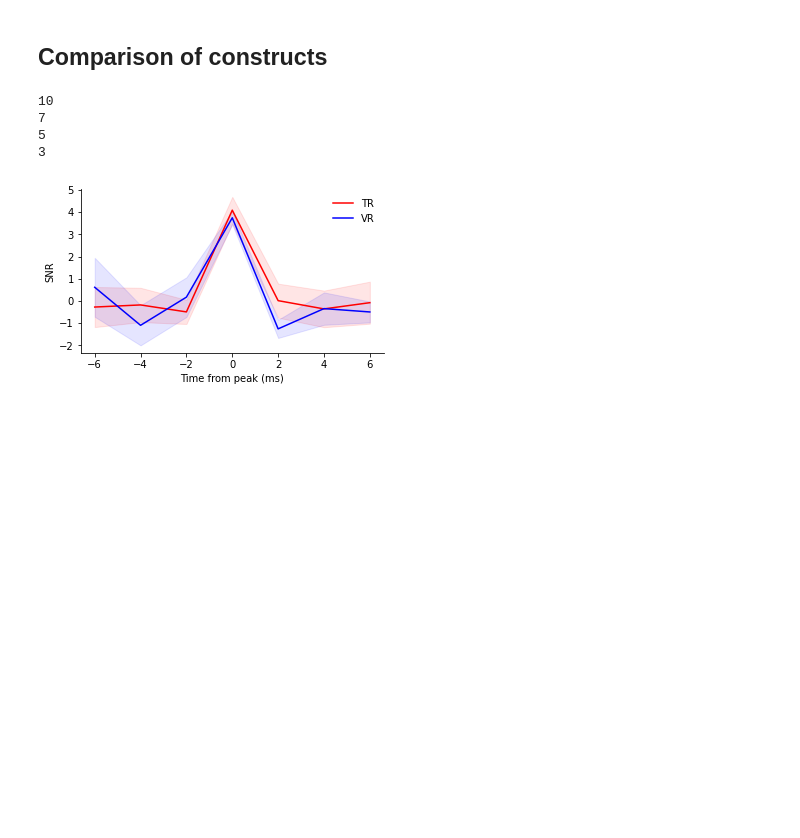
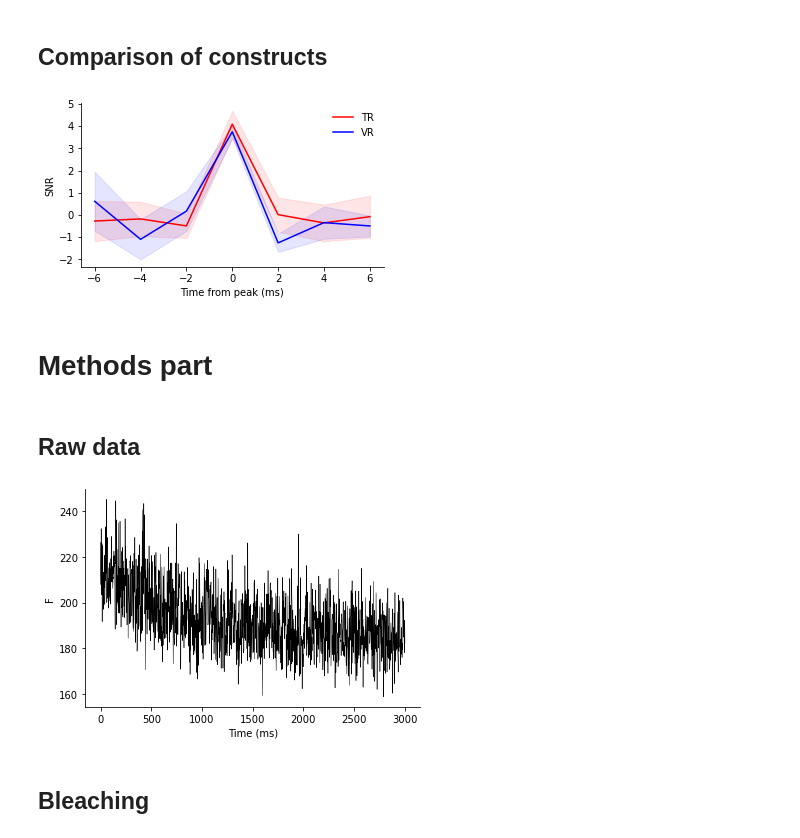
Before and after one commit to cantin-ortiz/cajal_voltage_imaging, a Jupyter notebook: figures_presentation.ipynb, the cells around one changed output. Cells and saved outputs as stored; diff of their text form; code cells hidden in the pictures; blank space fills up the shorter version.

```diff
--- a/figures_presentation.ipynb
+++ b/figures_presentation.ipynb
@@ -180,7 +181,6 @@ for idx_file, fname in enumerate(best_examples_list):
 for i,cur_list in enumerate([list_TR, list_VR]):
     r_count = 0
     for l in cur_list:
-        print(l.shape[0])
         r_count += l.shape[0]
     merge_matrix = np.zeros(shape = (r_count, l.shape[1]))
     cursor = 0
@@ -205,8 +205,4 @@ for i,cur_list in enumerate([list_TR, list_VR]):
 
 plt.savefig('VR_TR.png', dpi = 300)
 # %% [output]
-10
-7
-5
-3
 [figure]
@@ -214,0 +209,39 @@ plt.savefig('VR_TR.png', dpi = 300)
+# %% [markdown]
+# Methods part
+# %% [markdown]
+## Raw data
+# %%
+meta = loadMeta()
+dict_data = dict()
+for fname in meta['File'].unique():
+    path = os.path.join('..', 'data', fname.split('_')[0], fname + '.mes')
+    dict_data[fname] = loadmat(path, squeeze_me = True)
+# %%
+fig = plt.figure(figsize = (5,6), tight_layout = 2)
+meta_plot = meta.query('(File == "20211125_M_B_1") & (Measure_ID == 10)')
+row = meta_plot.iloc[0]
+data = getRecordingData(dict_data, row)
+ax = plt.imshow(data.T, vmax = 200, vmin = 130, extent = [0, 100, 3000, 0], aspect = 'auto')
+plt.xlabel('Line position (%)')
+plt.ylabel('Time (ms)')
+plt.colorbar(ax, label = 'F')
+plt.savefig('figure_method_01.png', dpi = 100)
+
+plt.axvline(100*row['Kymo_start']/data.shape[0], c = 'r', linestyle = '--', linewidth = 1.5)
+plt.axvline(100*row['Kymo_end']/data.shape[0], c = 'r', linestyle = '--', linewidth = 1.5)
+plt.savefig('figure_method_02.png', dpi = 100)
+
+plt.close()
+plt.figure()
+signal = np.mean(data[int(row['Kymo_start']):int(row['Kymo_end']),:], axis = 0)
+ts = np.linspace(0, 3000, num = len(signal))
+plt.plot(ts, signal, c = 'black', linewidth = 0.5)
+plt.gca().spines['right'].set_visible(False)
+plt.gca().spines['top'].set_visible(False)
+plt.ylabel('F')
+plt.xlabel('Time (ms)')
+plt.savefig('figure_method_03.png', dpi = 300)
+# %% [output]
+[figure, added]
+# %% [markdown]
+## Bleaching
```
Also changed, not shown: parts of 8 cells of this notebook, 2 other files.
